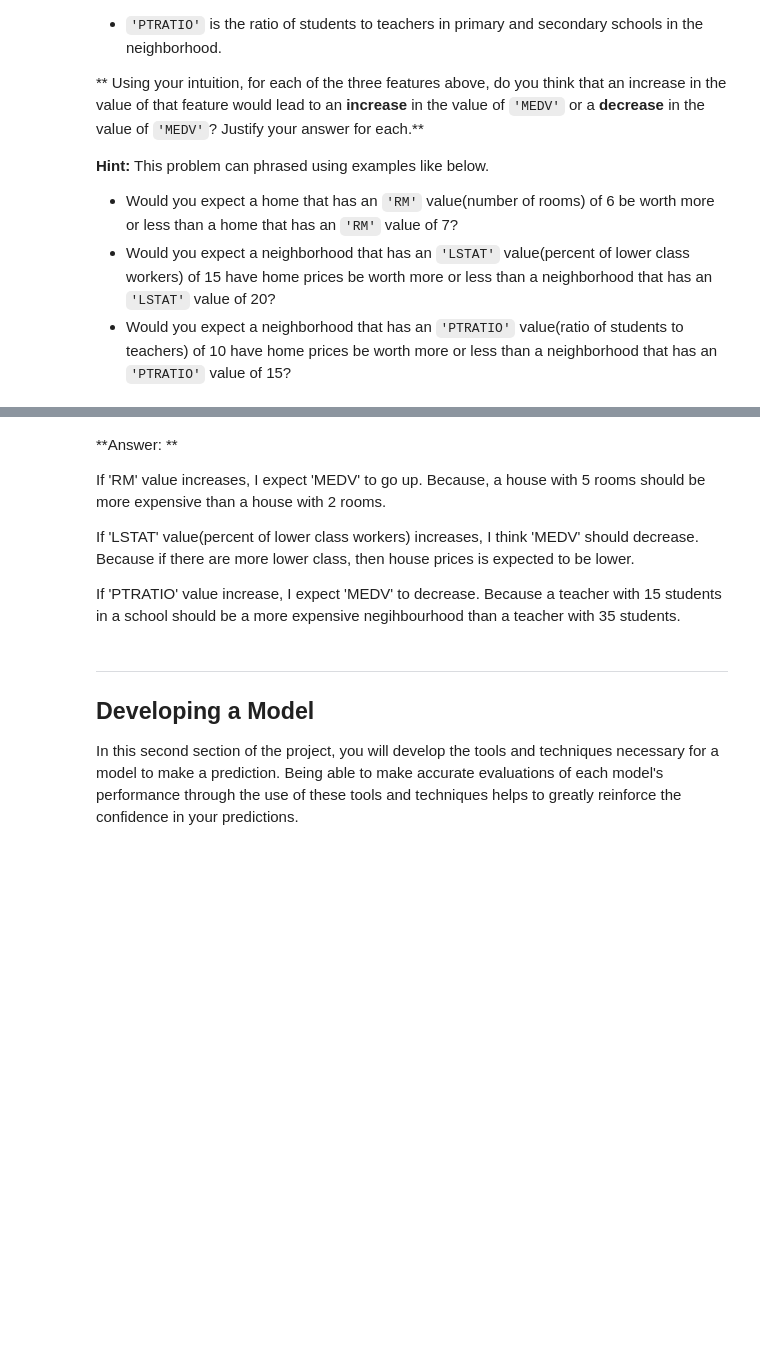
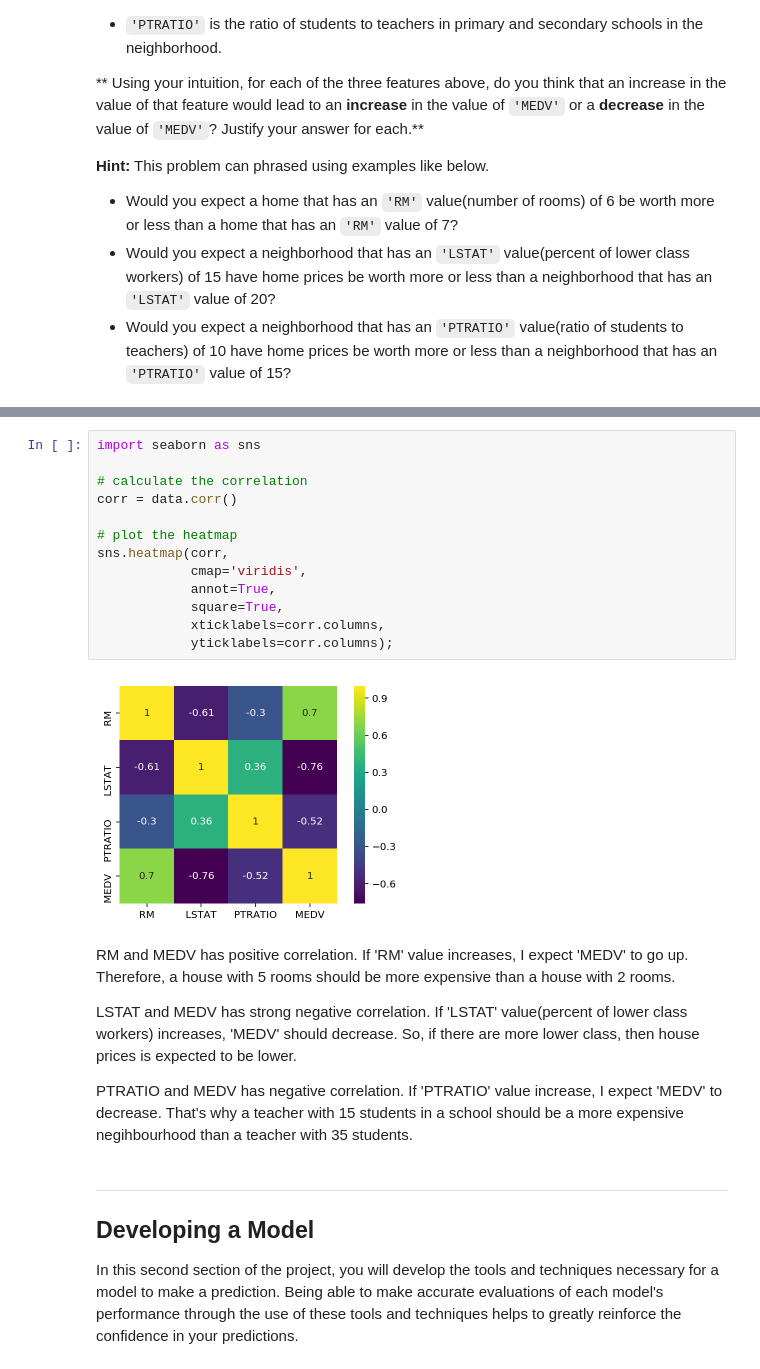
Before and after one commit to numanyilmaz/boston_housing, a Jupyter notebook: boston_housing.ipynb, the cells around one changed output, grey strips where cells are left out. Saved outputs shown, nothing was run; the diff lists cells and outputs as text; blank space fills up the shorter version.

```diff
--- a/boston_housing.ipynb
+++ b/boston_housing.ipynb
@@ -155,11 +160,24 @@ As a reminder, we are using three features from the Boston housing dataset: `'RM
+# %%
+import seaborn as sns
+
+# calculate the correlation
+corr = data.corr()
+
+# plot the heatmap
+sns.heatmap(corr,
+            cmap='viridis',
+            annot=True,
+            square=True,
+            xticklabels=corr.columns,
+            yticklabels=corr.columns);
+# %% [output]
+[figure, added]
 # %% [markdown]
-**Answer: **
+RM and MEDV has positive correlation. If 'RM' value increases, I expect 'MEDV' to go up. Therefore, a house with 5 rooms should be more expensive than a house with 2 rooms.
 
-If 'RM' value increases, I expect 'MEDV' to go up. Because, a house with 5 rooms should be more expensive than a house with 2 rooms.
+LSTAT and MEDV has strong negative correlation. If 'LSTAT' value(percent of lower class workers) increases, 'MEDV' should decrease. So, if there are more lower class, then house prices is expected to be lower.
 
-If 'LSTAT' value(percent of lower class workers) increases, I think 'MEDV' should decrease. Because if there are more lower class, then house prices is expected to be lower.
-
-If 'PTRATIO' value increase, I expect 'MEDV' to decrease. Because a teacher with 15 students in a school should be a more expensive negihbourhood than a teacher with 35 students.
+PTRATIO and MEDV has negative correlation. If 'PTRATIO' value increase, I expect 'MEDV' to decrease. That's why a teacher with 15 students in a school should be a more expensive negihbourhood than a teacher with 35 students.
 # %% [markdown]
 ----
 
```
Also changed, not shown: parts of 24 cells of this notebook.
